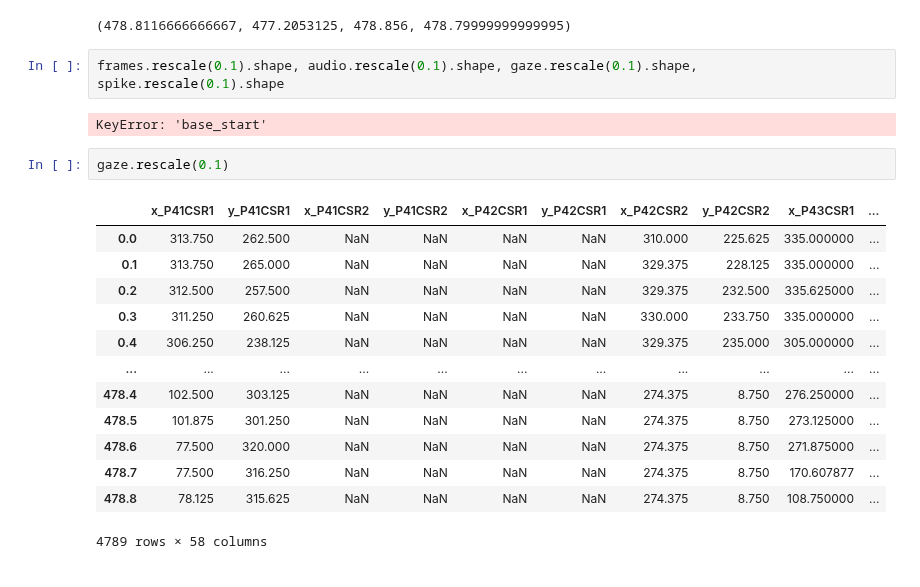
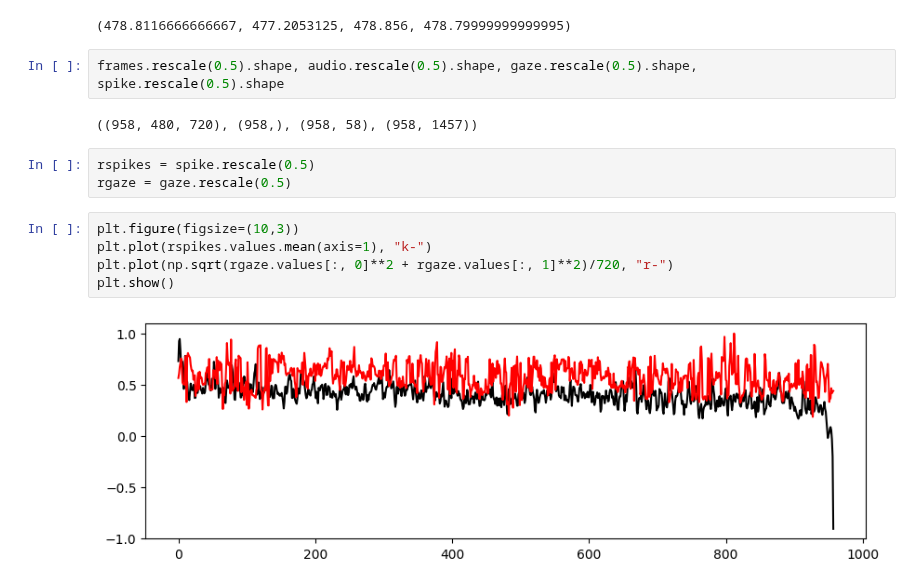
Before and after one commit to NuttidaLab/movie_analysis, a Jupyter notebook: code/data_walkthrough.ipynb, the cells around one changed output. Cells and saved outputs as stored; diff of their text form.

```diff
--- a/code/data_walkthrough.ipynb
+++ b/code/data_walkthrough.ipynb
@@ -21,22 +22,16 @@ frames.duration, audio.duration, gaze.duration, spike.duration
 # %% [output]
 (478.8116666666667, 477.2053125, 478.856, 478.79999999999995)
 # %%
-frames.rescale(0.1).shape, audio.rescale(0.1).shape, gaze.rescale(0.1).shape, spike.rescale(0.1).shape
+frames.rescale(0.5).shape, audio.rescale(0.5).shape, gaze.rescale(0.5).shape, spike.rescale(0.5).shape
 # %% [output]
-KeyError: 'base_start'
+((958, 480, 720), (958,), (958, 58), (958, 1457))
-# %%
-gaze.rescale(0.1)
-# %% [output]
-|  | x_P41CSR1 | y_P41CSR1 | x_P41CSR2 | y_P41CSR2 | x_P42CSR1 | y_P42CSR1 | x_P42CSR2 | y_P42CSR2 | x_P43CSR1 | ... |
-| 0.0 | 313.750 | 262.500 | NaN | NaN | NaN | NaN | 310.000 | 225.625 | 335.000000 | ... |
-| 0.1 | 313.750 | 265.000 | NaN | NaN | NaN | NaN | 329.375 | 228.125 | 335.000000 | ... |
-| 0.2 | 312.500 | 257.500 | NaN | NaN | NaN | NaN | 329.375 | 232.500 | 335.625000 | ... |
-| 0.3 | 311.250 | 260.625 | NaN | NaN | NaN | NaN | 330.000 | 233.750 | 335.000000 | ... |
-| 0.4 | 306.250 | 238.125 | NaN | NaN | NaN | NaN | 329.375 | 235.000 | 305.000000 | ... |
-| ... | ... | ... | ... | ... | ... | ... | ... | ... | ... | ... |
-| 478.4 | 102.500 | 303.125 | NaN | NaN | NaN | NaN | 274.375 | 8.750 | 276.250000 | ... |
-| 478.5 | 101.875 | 301.250 | NaN | NaN | NaN | NaN | 274.375 | 8.750 | 273.125000 | ... |
-| 478.6 | 77.500 | 320.000 | NaN | NaN | NaN | NaN | 274.375 | 8.750 | 271.875000 | ... |
-| 478.7 | 77.500 | 316.250 | NaN | NaN | NaN | NaN | 274.375 | 8.750 | 170.607877 | ... |
-| 478.8 | 78.125 | 315.625 | NaN | NaN | NaN | NaN | 274.375 | 8.750 | 108.750000 | ... |
-4789 rows × 58 columns
+# %%
+rspikes = spike.rescale(0.5)
+rgaze = gaze.rescale(0.5)
+# %%
+plt.figure(figsize=(10,3))
+plt.plot(rspikes.values.mean(axis=1), "k-")
+plt.plot(np.sqrt(rgaze.values[:, 0]**2 + rgaze.values[:, 1]**2)/720, "r-")
+plt.show()
+# %% [output]
+[figure, added]
```
Also changed, not shown: parts of 1 cell of this notebook, 1 other file.
